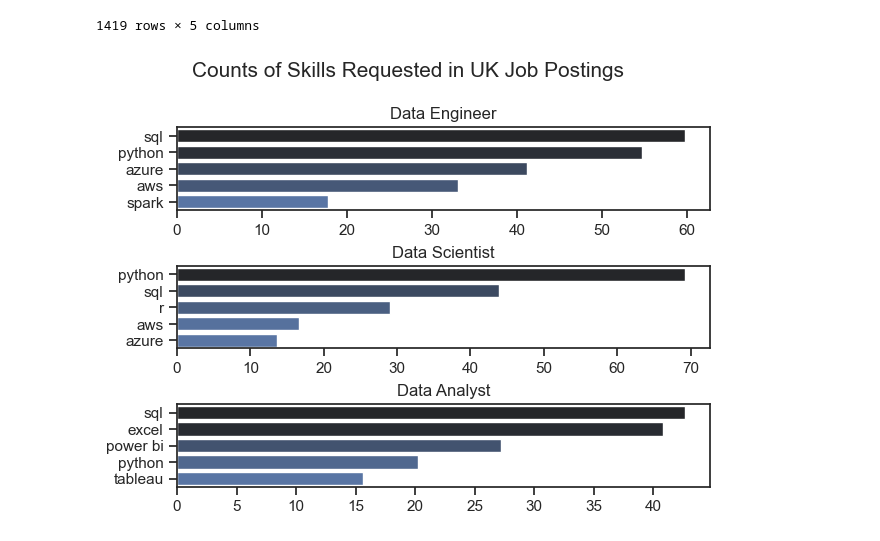
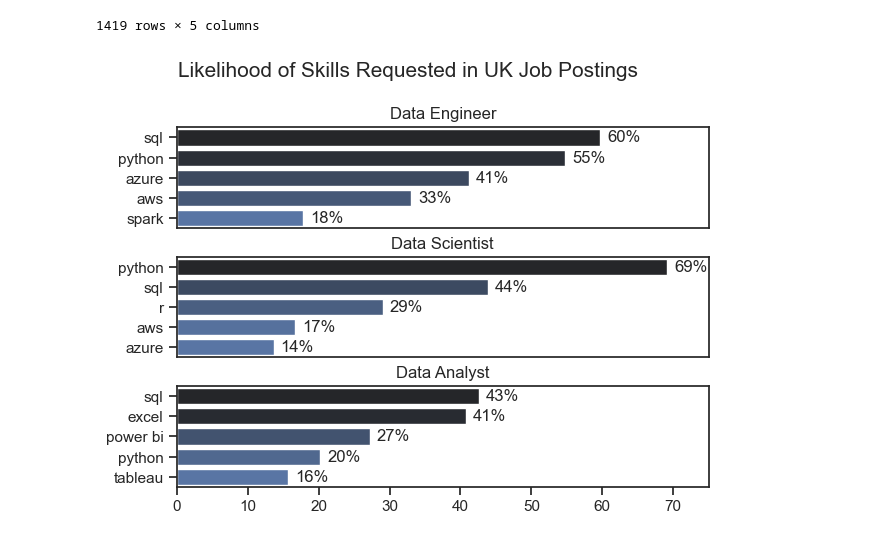
Before and after one commit to dappyewu/py, a Jupyter notebook: Project Work/2.SkillCount.ipynb, the cells around one changed output. Cells and saved outputs as stored; diff of their text form; code cells hidden in the pictures.

```diff
--- a/Project Work/SkillCount.ipynb
+++ b/Project Work/2.SkillCount.ipynb
@@ -134,20 +134,28 @@ df_skill_perc
 # %%
 fig, ax = plt.subplots(len(jt), 1)
 
 sns.set_theme(style='ticks')
 
 for i, job_title in enumerate(jt):
     df_plot = df_skill_perc[df_skill_perc['job_title_short'] == job_title].head(5)[::-1]
     sns.barplot(data=df_plot, x='skill_percent', y='job_skills', ax=ax[i], hue='skill_count', palette='dark:b_r')
     ax[i].set_title(job_title)
     ax[i].invert_yaxis()
     ax[i].set_ylabel('')
     ax[i].set_xlabel('')
     ax[i].get_legend().remove()
+    ax[i].set_xlim(0, 75)
+        # remove the x-axis tick labels for better readability
+    if i != len(jt) - 1:
+        ax[i].set_xticks([])
+
+    # label the percentage on the bars
+    for n, v in enumerate(df_plot['skill_percent']):
+        ax[i].text(v + 1, n, f'{v:.0f}%', va='center')
 
 
-fig.suptitle('Counts of Skills Requested in UK Job Postings', fontsize=15)
+fig.suptitle('Likelihood of Skills Requested in UK Job Postings', fontsize=15)
 fig.tight_layout(h_pad=0.5) # fix the overlap
 plt.show()
 # %% [output]
-[figure, old version]
+[figure, new version]
```
Also changed, not shown: 4 other files.
